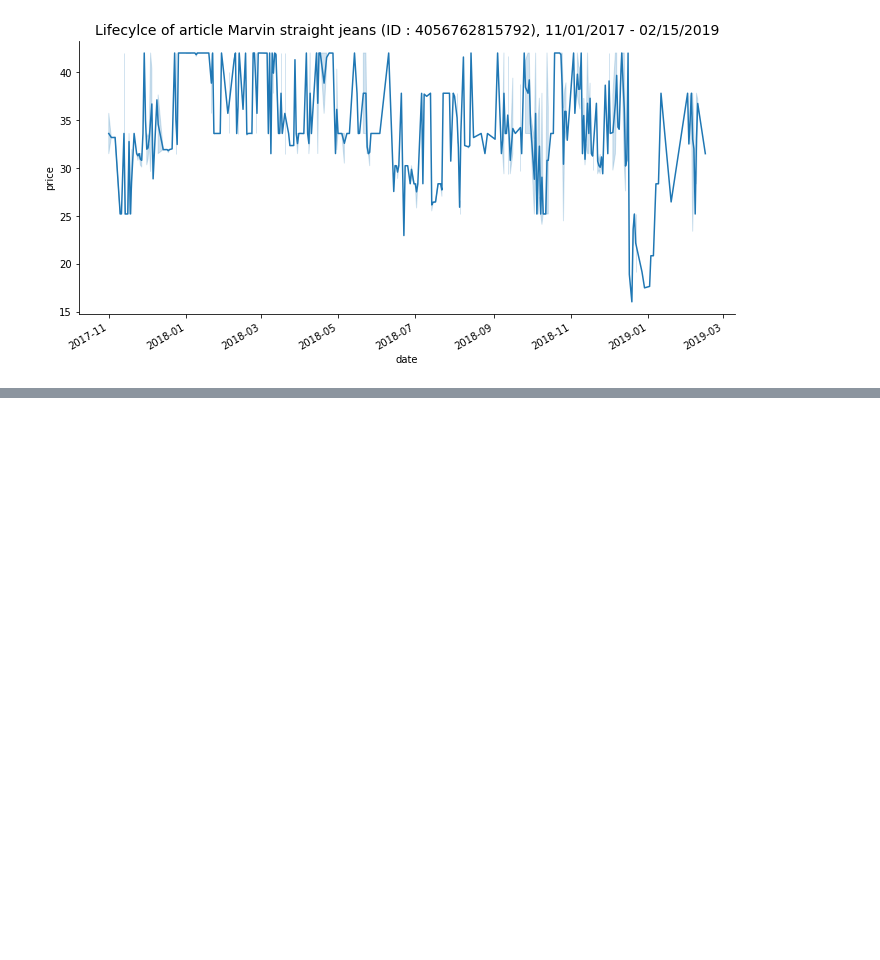
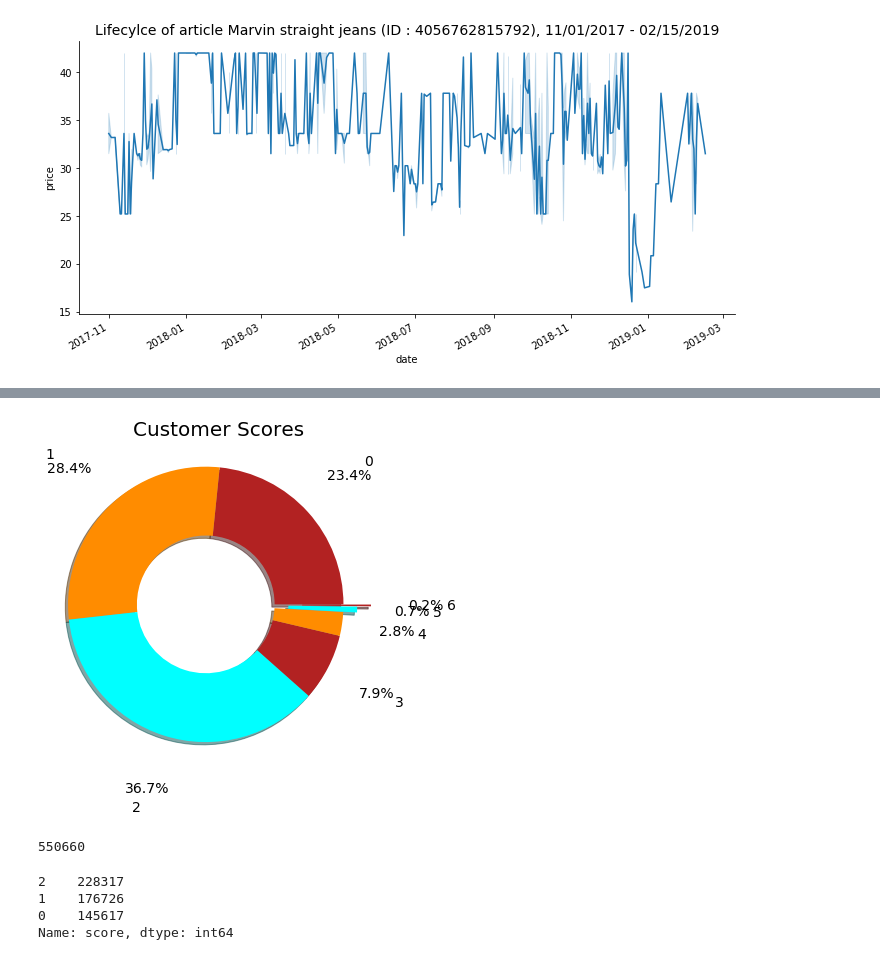
Before and after one commit to s-lau-42/Project_3_Online_Shop_Analysis, a Jupyter notebook: Part_7_Plots.ipynb, the cells around one changed output, grey strips where cells are left out. Saved outputs shown, nothing was run; the diff lists cells and outputs as text; code cells hidden in the pictures; blank space fills up the shorter version.

```diff
--- a/Part_7_Plots.ipynb
+++ b/Part_7_Plots.ipynb
@@ -414,0 +462,29 @@ lc_plot(4056762815792)
+# %%
+# Pie chart, where the slices will be ordered and plotted counter-clockwise:
+labels = '0', '1', '2', '3', '4', '5', '6'
+sizes = df_user_full.score.value_counts().sort_index()
+explode = (0, 0, 0, 0, 0, 0.1, 0.2)  # only "explode" the 2nd slice (i.e. 'Hogs')
+
+fig1, ax1 = plt.subplots()
+fig1.set_figheight(6)
+fig1.set_figwidth(6)
+ax1.set_title("Customer Scores", fontsize=20)
+ax1.pie(sizes, explode=explode, labels=labels, wedgeprops=dict(width=0.5),
+        autopct='%1.1f%%', labeldistance=1.55, pctdistance=1.4, shadow=True,
+        startangle=0, textprops={'fontsize': 14}, colors=["firebrick", "darkorange", "aqua"])
+ax1.axis('equal')  # Equal aspect ratio ensures that pie is drawn as a circle.
+plt.show()
+fig1.savefig( './Data/CustomerScores.png', bbox_inches='tight')
+# %% [output]
+[figure, added]
+# %%
+len(df_user_full[df_user_full["value_segment"]=="low"])
+# %% [output]
+550660
+# %%
+df_user_full[df_user_full["value_segment"]=="low"].score.value_counts()
+# %% [output]
+2    228317
+1    176726
+0    145617
+Name: score, dtype: int64
```
Also changed, not shown: parts of 27 cells of this notebook, 4 other files.
